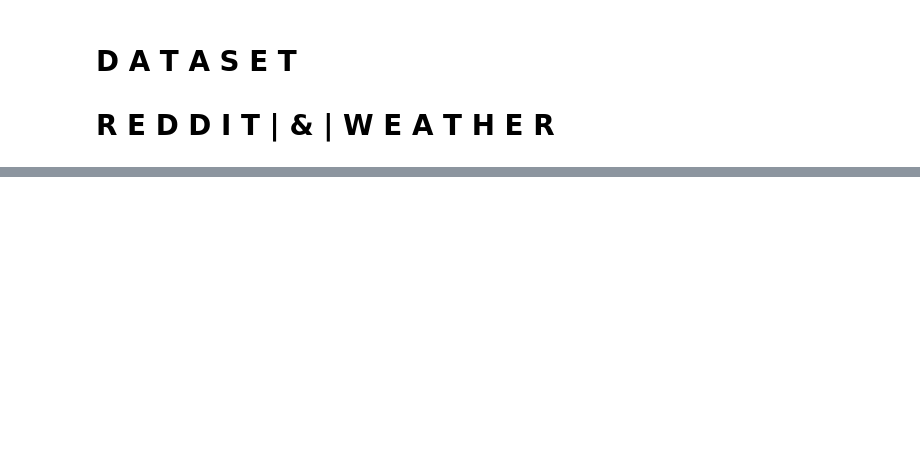
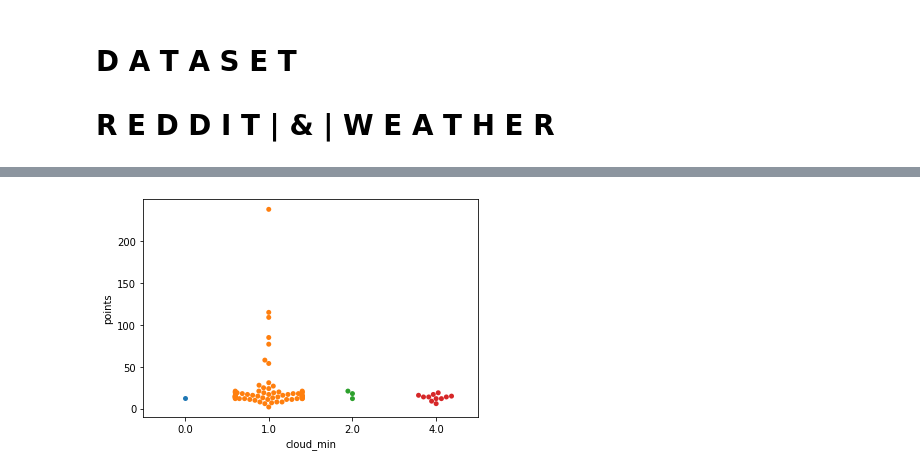
Before and after one commit to qvhub/soleil, a Jupyter notebook: data/data_analyse.ipynb, the cells around one changed output, grey strips where cells are left out. Cells and saved outputs as stored; diff of their text form; code cells hidden in the pictures; blank space fills up the shorter version.

```diff
--- a/data/data_analyse.ipynb
+++ b/data/data_analyse.ipynb
@@ -295,0 +338,4 @@ plt.show()
+# %%
+ax = sns.swarmplot(x="cloud_min",y="points",data=df_rw)
+# %% [output]
+[figure, added]
```
Also changed, not shown: parts of 19 cells of this notebook.
